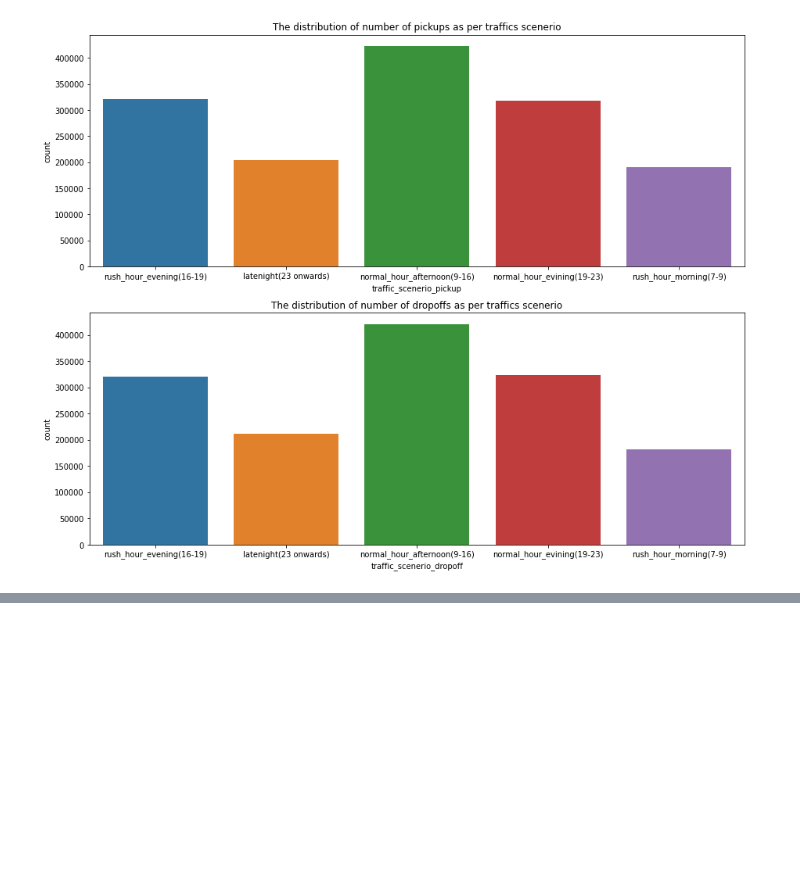
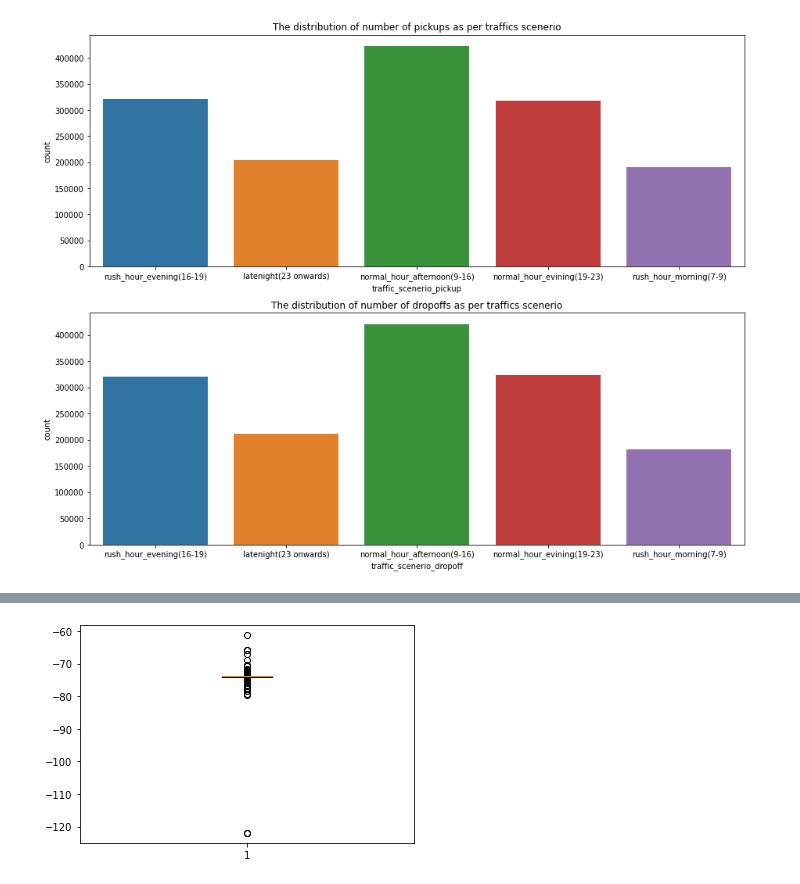
Before and after one commit to Manoj-Korukonda/NYC-taxi-trip-time-prediction, a Jupyter notebook: Manoj_nyc_taxi_trip_time_prediction_.ipynb, the cells around one changed output, grey strips where cells are left out. Saved outputs shown, nothing was run; the diff lists cells and outputs as text; code cells hidden in the pictures; blank space fills up the shorter version.

```diff
--- a/Manoj_nyc_taxi_trip_time_prediction_.ipynb
+++ b/Manoj_nyc_taxi_trip_time_prediction_.ipynb
@@ -302,0 +422,5 @@ plt.show()
+# %%
+plt.boxplot(df_taxi1["pickup_longitude"])
+plt.show()
+# %% [output]
+[figure, added]
```
Also changed, not shown: parts of 40 cells of this notebook.
